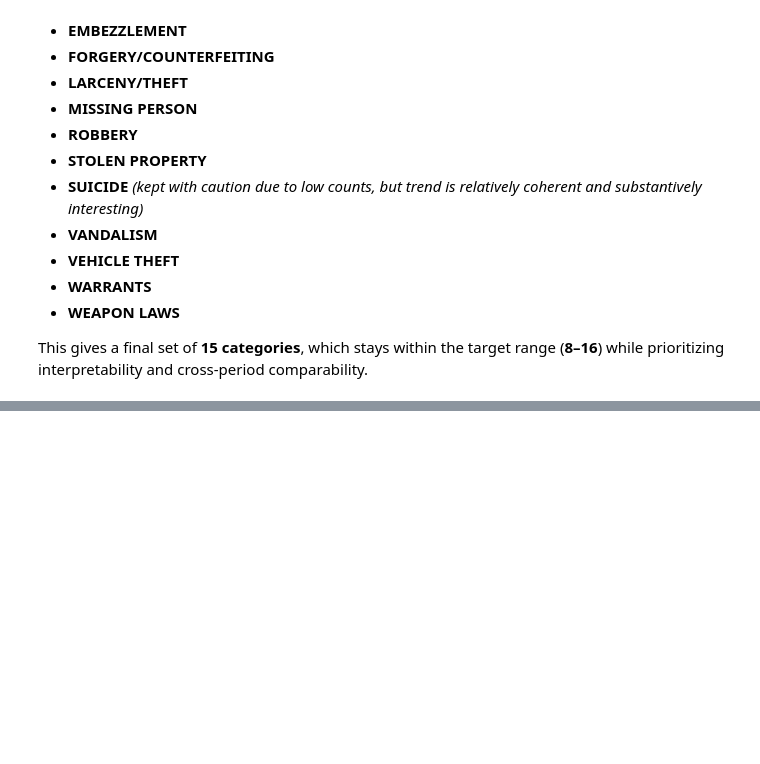
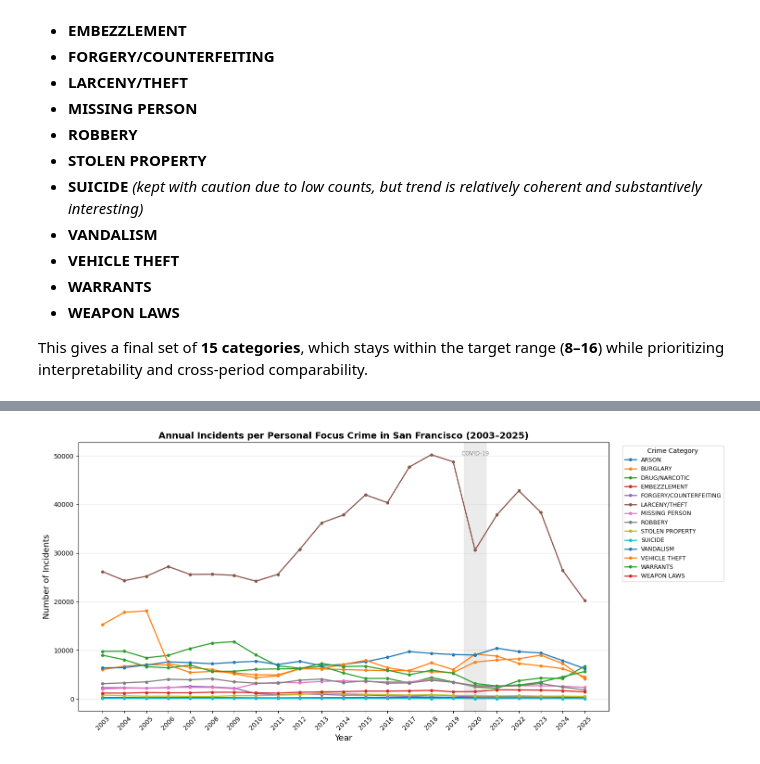
Before and after one commit to Slupon/Project_Socialdata, a Jupyter notebook: Assignment1_socialdata.ipynb, the cells around one changed output, grey strips where cells are left out. Cells and saved outputs as stored; diff of their text form; code cells hidden in the pictures; blank space fills up the shorter version.

```diff
--- a/Assignment1_socialdata.ipynb
+++ b/Assignment1_socialdata.ipynb
@@ -779,0 +762,36 @@ plt.show()
+# %%
+
+# Temporal overview: total incidents per year for each Personal Focus Crime (2003–2025)
+df_plot = merged.copy()
+df_plot["year"] = pd.to_datetime(df_plot["datetime"], errors="coerce").dt.year
+df_plot = df_plot[df_plot["year"].between(2003, 2025)]
+
+years = pd.Index(range(2003, 2026), name="year")
+pivot = (
+    df_plot.groupby(["year", "category"])
+    .size()
+    .unstack(fill_value=0)
+    .reindex(years, fill_value=0)
+)
+
+fig, ax = plt.subplots(figsize=(15, 7))
+
+for crime in sorted(pivot.columns):
+    ax.plot(pivot.index, pivot[crime], marker="o", linewidth=1.8, markersize=4, label=crime)
+
+ax.axvspan(2019.5, 2020.5, color="lightgray", alpha=0.45, zorder=0)
+ax.text(2020, 0.97, "COVID-19", transform=ax.get_xaxis_transform(),
+        ha="center", va="top", fontsize=9, color="gray")
+
+ax.set_xlabel("Year", fontsize=13)
+ax.set_ylabel("Number of Incidents", fontsize=13)
+ax.set_title("Annual Incidents per Personal Focus Crime in San Francisco (2003–2025)",
+             fontsize=14, fontweight="bold")
+ax.set_xticks(range(2003, 2026))
+ax.set_xticklabels([str(y) for y in range(2003, 2026)], rotation=45)
+ax.legend(title="Crime Category", bbox_to_anchor=(1.02, 1), loc="upper left", fontsize=9)
+ax.grid(axis="y", alpha=0.3)
+plt.tight_layout()
+plt.show()
+# %% [output]
+[figure, added]
```
Also changed, not shown: parts of 15 cells of this notebook.
